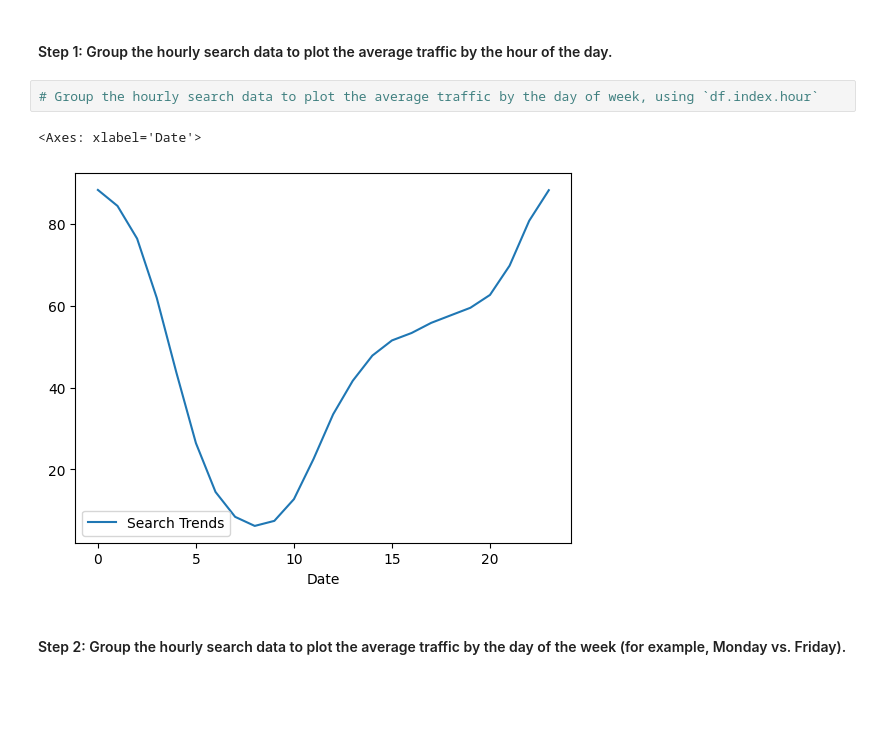
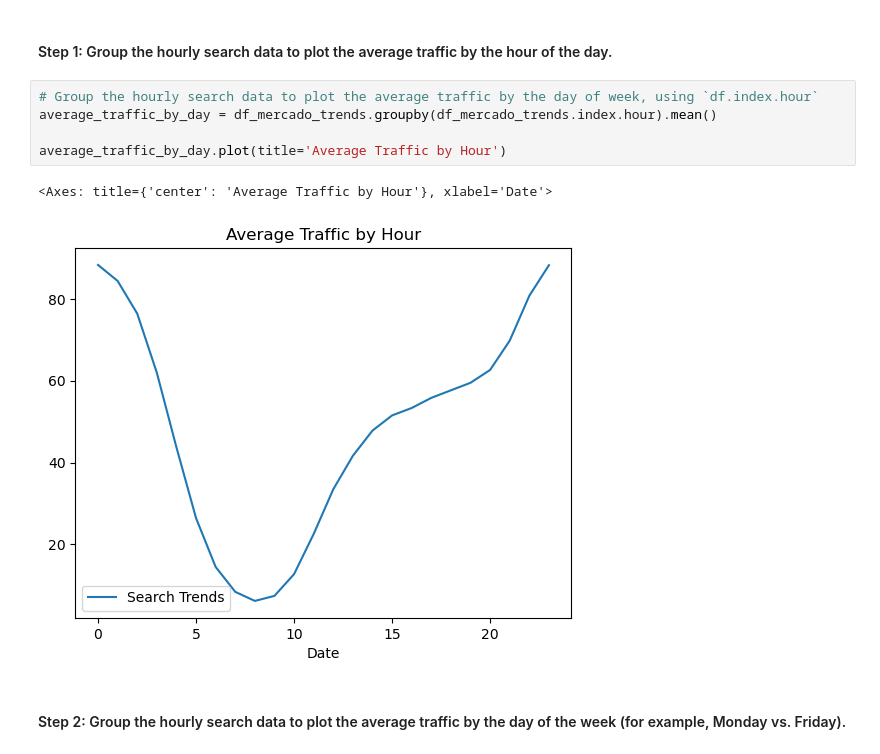
Before and after one commit to lcanjar/prophet-challenge, a Jupyter notebook: forecasting_net_prophet.ipynb, the cells around one changed output. Drawn from its saved outputs; the diff is of its cells as text; blank space fills up the shorter version.

```diff
--- a/forecasting_net_prophet.ipynb
+++ b/forecasting_net_prophet.ipynb
@@ -157,9 +158,12 @@ To that end, you want to mine the search traffic data for predictable seasonal p
 #### Step 1: Group the hourly search data to plot the average traffic by the hour of the day.
 # %%
 # Group the hourly search data to plot the average traffic by the day of week, using `df.index.hour`
+average_traffic_by_day = df_mercado_trends.groupby(df_mercado_trends.index.hour).mean()
+
+average_traffic_by_day.plot(title='Average Traffic by Hour')
 # %% [output]
-<Axes: xlabel='Date'>
+<Axes: title={'center': 'Average Traffic by Hour'}, xlabel='Date'>
-[figure, old version]
+[figure, new version]
 # %% [markdown]
 #### Step 2: Group the hourly search data to plot the average traffic by the day of the week (for example, Monday vs. Friday).
 # %%
```
Also changed, not shown: parts of 9 cells of this notebook, 1 other file.
